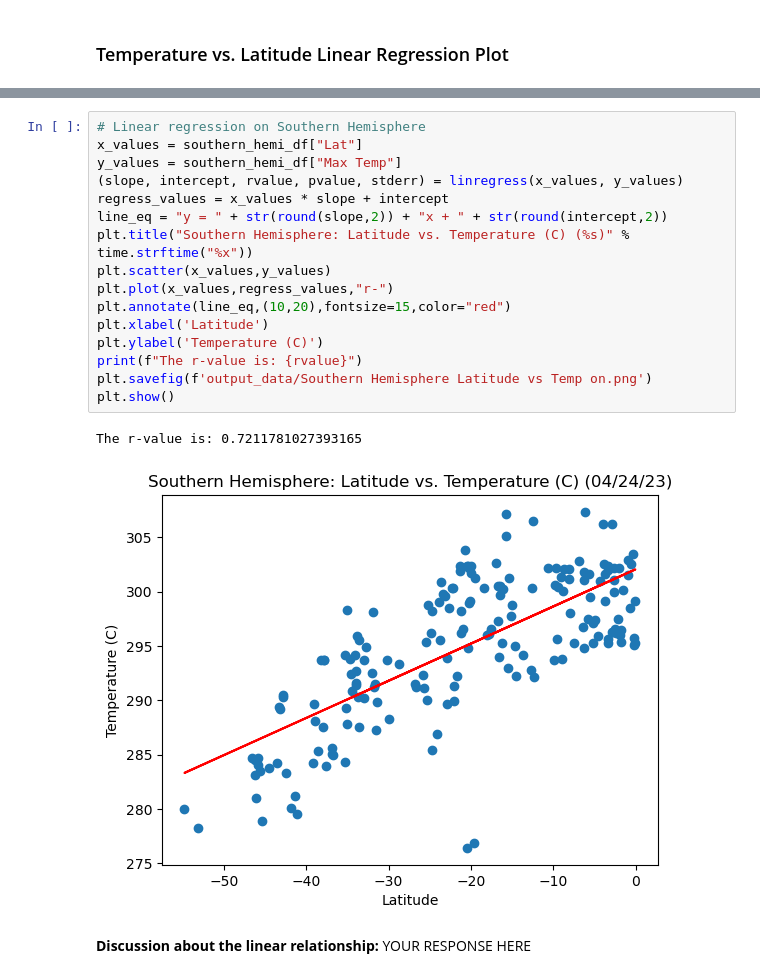
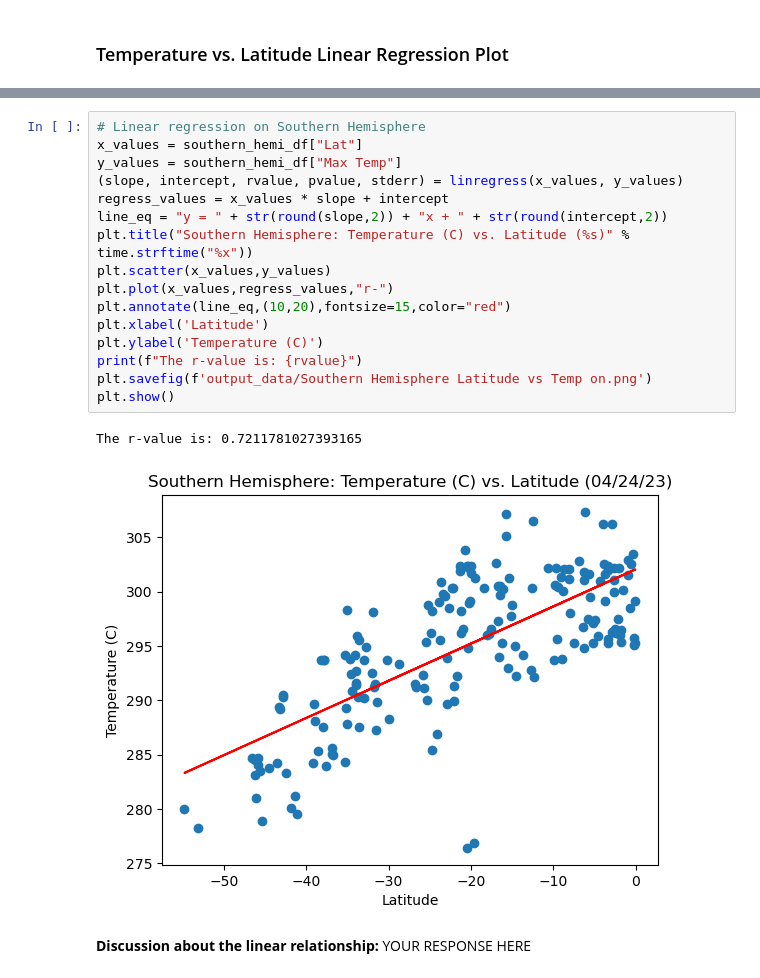
Before and after one commit to rsamma1606/python-api-challenge, a Jupyter notebook: WeatherPy.ipynb, the cells around one changed output, grey strips where cells are left out. Saved outputs shown, nothing was run; the diff lists cells and outputs as text.

```diff
--- a/WeatherPy.ipynb
+++ b/WeatherPy.ipynb
@@ -350,22 +345,22 @@ The r-value is: -0.8513721192466387
 # %%
 # Linear regression on Southern Hemisphere
 x_values = southern_hemi_df["Lat"]
 y_values = southern_hemi_df["Max Temp"]
 (slope, intercept, rvalue, pvalue, stderr) = linregress(x_values, y_values)
 regress_values = x_values * slope + intercept
 line_eq = "y = " + str(round(slope,2)) + "x + " + str(round(intercept,2))
-plt.title("Southern Hemisphere: Latitude vs. Temperature (C) (%s)" % time.strftime("%x"))
+plt.title("Southern Hemisphere: Temperature (C) vs. Latitude (%s)" % time.strftime("%x"))
 plt.scatter(x_values,y_values)
 plt.plot(x_values,regress_values,"r-")
 plt.annotate(line_eq,(10,20),fontsize=15,color="red")
 plt.xlabel('Latitude')
 plt.ylabel('Temperature (C)')
 print(f"The r-value is: {rvalue}")
 plt.savefig(f'output_data/Southern Hemisphere Latitude vs Temp on.png')
 plt.show()
 # %% [output]
 The r-value is: 0.7211781027393165
-[figure, old version]
+[figure, new version]
 # %% [markdown]
 **Discussion about the linear relationship:** YOUR RESPONSE HERE
 # %% [markdown]
```
Also changed, not shown: parts of 2 cells of this notebook, 2 other files.
